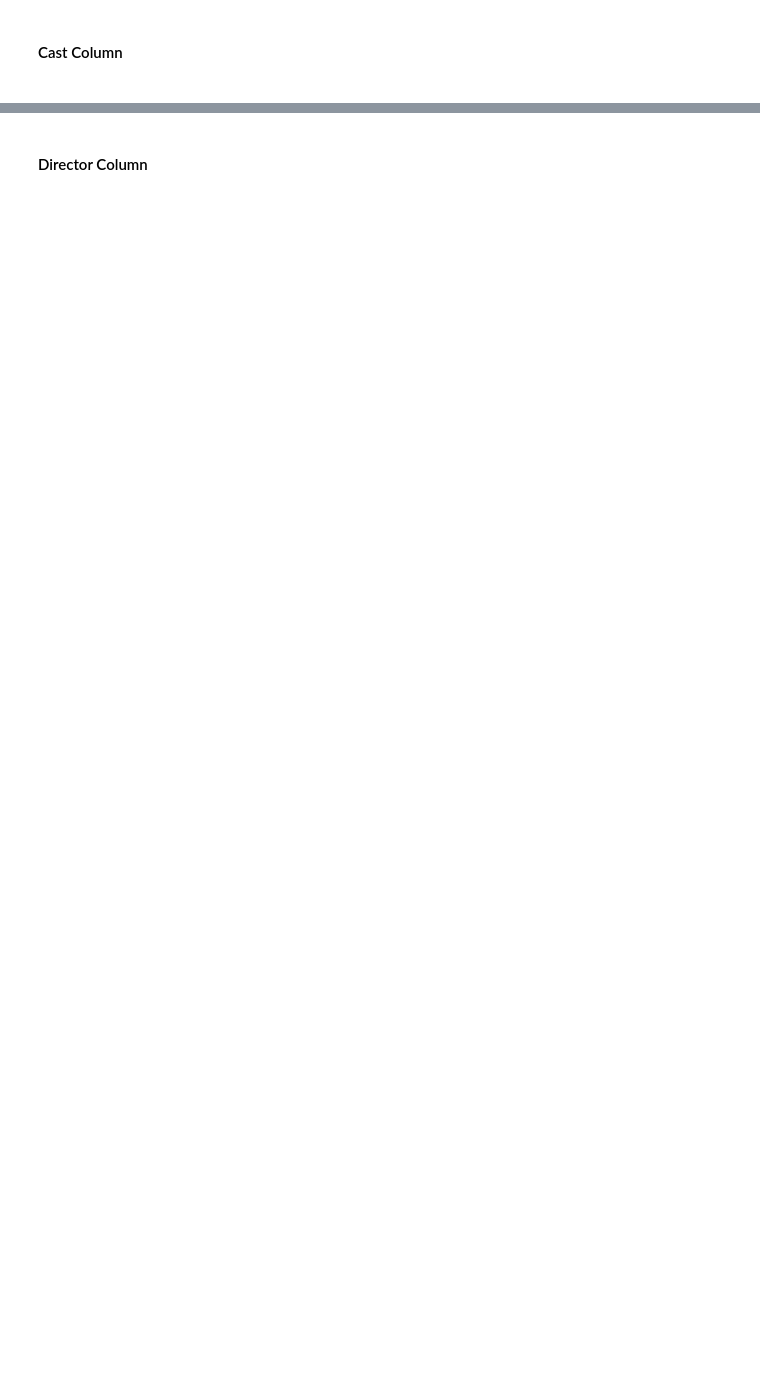
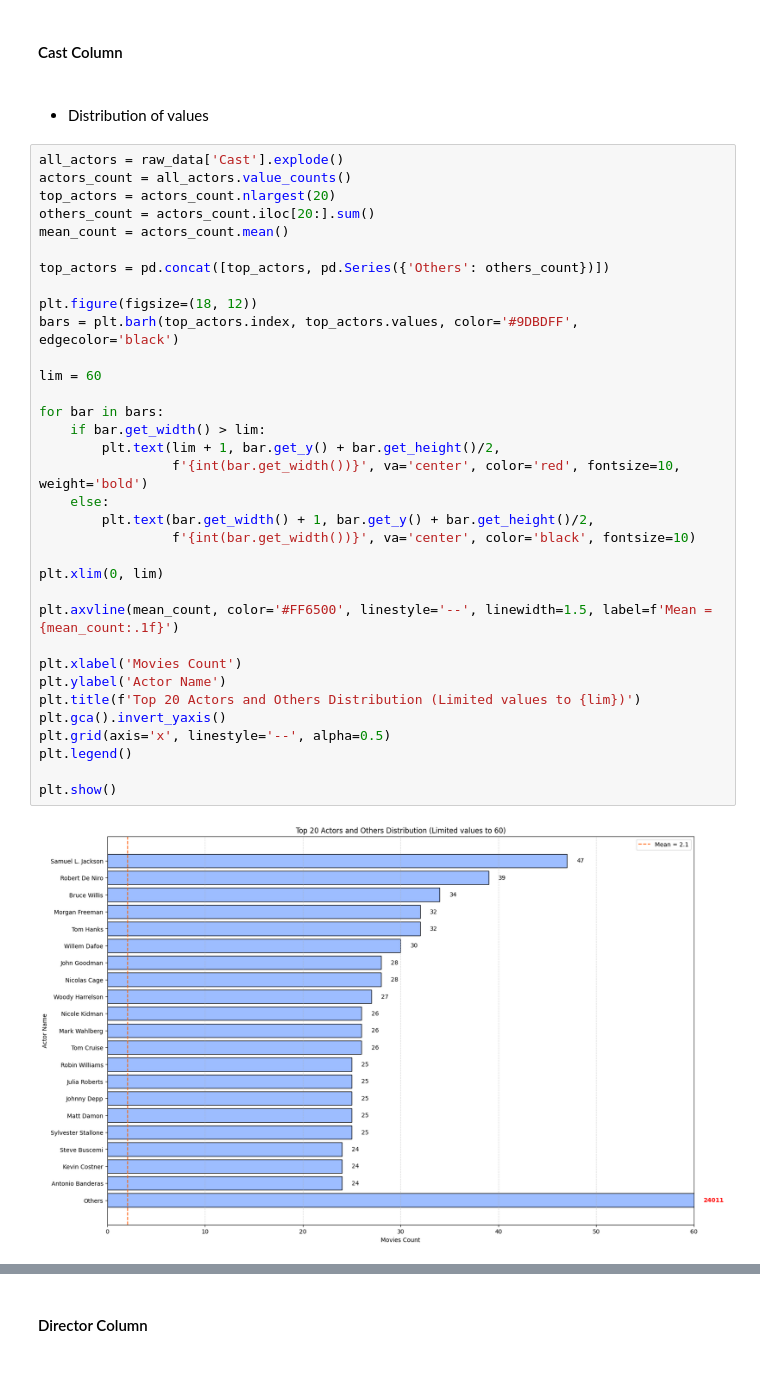
Before and after one commit to truongthuankiet1990gmailcom/Intro2DS---HCMUS---2024, a Jupyter notebook: 22127148_22127224_22127257_22127492.ipynb, the cells around one changed output, grey strips where cells are left out. Cells and saved outputs as stored; diff of their text form; blank space fills up the shorter version.

```diff
--- a/22127148_22127224_22127257_22127492.ipynb
+++ b/22127148_22127224_22127257_22127492.ipynb
@@ -1019,2 +1083,40 @@ For columns with non-numeric data types, you calculate:
 # %% [markdown]
 <h4>Cast Column<h4>
+# %% [markdown]
+- Distribution of values
+# %%
+all_actors = raw_data['Cast'].explode()
+actors_count = all_actors.value_counts()
+top_actors = actors_count.nlargest(20)
+others_count = actors_count.iloc[20:].sum()
+mean_count = actors_count.mean()
+
+top_actors = pd.concat([top_actors, pd.Series({'Others': others_count})])
+
+plt.figure(figsize=(18, 12))
+bars = plt.barh(top_actors.index, top_actors.values, color='#9DBDFF', edgecolor='black')
+
+lim = 60
+
+for bar in bars:
+    if bar.get_width() > lim:
+        plt.text(lim + 1, bar.get_y() + bar.get_height()/2,
+                 f'{int(bar.get_width())}', va='center', color='red', fontsize=10, weight='bold')
+    else:
+        plt.text(bar.get_width() + 1, bar.get_y() + bar.get_height()/2,
+                 f'{int(bar.get_width())}', va='center', color='black', fontsize=10)
+
+plt.xlim(0, lim)
+
+plt.axvline(mean_count, color='#FF6500', linestyle='--', linewidth=1.5, label=f'Mean = {mean_count:.1f}')
+
+plt.xlabel('Movies Count')
+plt.ylabel('Actor Name')
+plt.title(f'Top 20 Actors and Others Distribution (Limited values to {lim})')
+plt.gca().invert_yaxis()
+plt.grid(axis='x', linestyle='--', alpha=0.5)
+plt.legend()
+
+plt.show()
+# %% [output]
+[figure, added]
```
Also changed, not shown: parts of 34 cells of this notebook.
